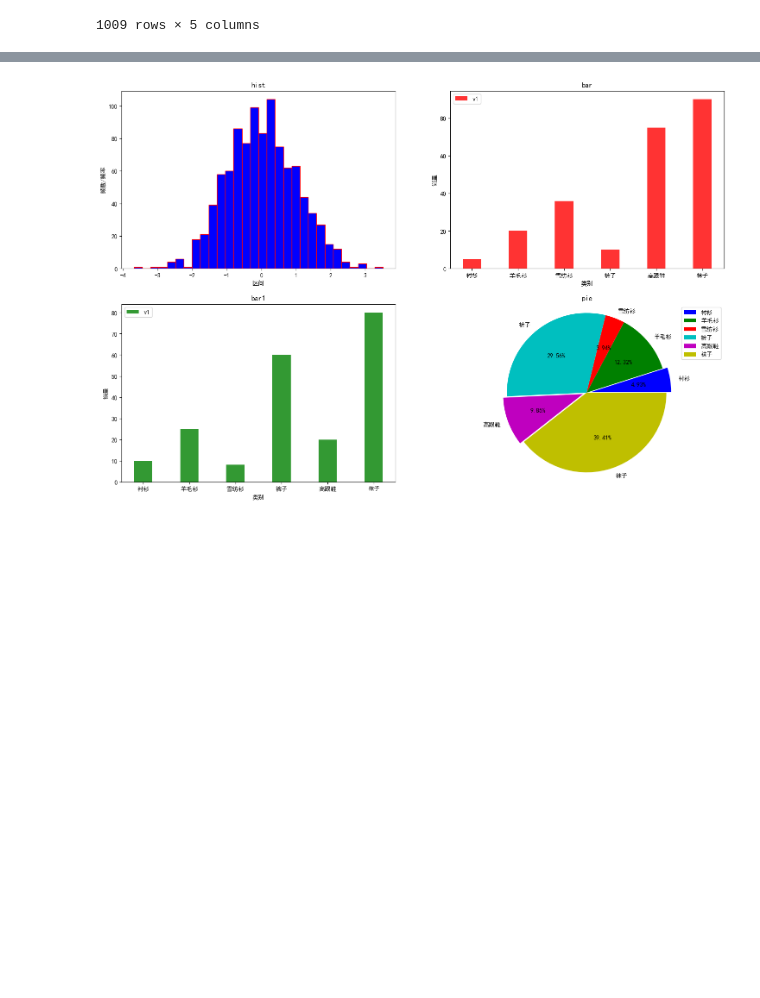
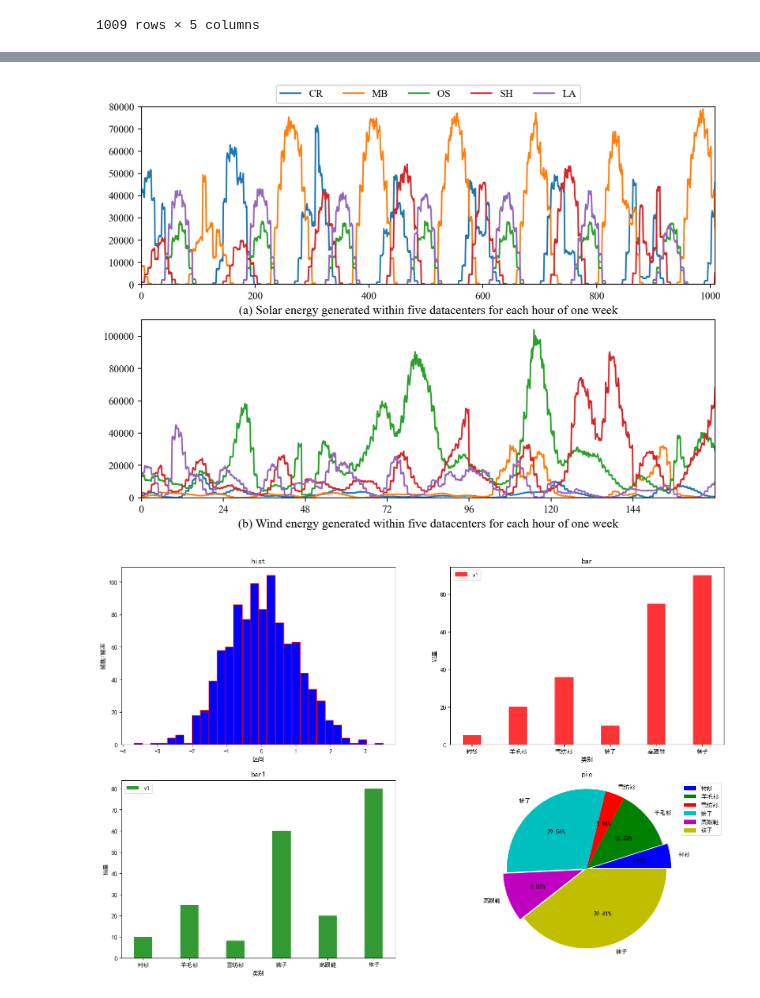
Before and after one commit to pmzhu444/CloudSimPerSimple, a Jupyter notebook: experiment_data/Untitled1.ipynb, the cells around one changed output, grey strips where cells are left out. Saved outputs shown, nothing was run; the diff lists cells and outputs as text; code cells hidden in the pictures; blank space fills up the shorter version.

```diff
--- a/experiment_data/Untitled1.ipynb
+++ b/experiment_data/Untitled1.ipynb
@@ -124,3 +127,32 @@ array([<AxesSubplot:>, <AxesSubplot:>], dtype=object)
+# %%
+figure ,axes =plt.subplots(2,1,figsize=(10,7),dpi=200)
+ax = axes.flatten()
+
+ax[0].plot(df_ReSupply_solar['CR'], label='CR')
+ax[0].plot(df_ReSupply_solar['MB'], label='MB')
+ax[0].plot(df_ReSupply_solar['OS'], label='OS')
+ax[0].plot(df_ReSupply_solar['SH'], label='SH')
+ax[0].plot(df_ReSupply_solar['LA'], label='LA')
+ax[0].set_xlim(0, 1008)
+ax[0].set_ylim(0, 80000)
+plt.xticks(np.arange(0, 1008, 72), np.arange(0, 168, 12))
+ax[0].set_title("(a) Solar energy generated within five datacenters for each hour of one week", y=-0.2)
+ax[0].legend(loc='upper center', bbox_to_anchor=(0.5, 1.15), ncol=5)
+
+ax[1].plot(df_ReSupply_wind['CR'])
+ax[1].plot(df_ReSupply_wind['MB'])
+ax[1].plot(df_ReSupply_wind['OS'])
+ax[1].plot(df_ReSupply_wind['SH'])
+ax[1].plot(df_ReSupply_wind['LA'])
+ax[1].set_xlim(0, 1008)
+ax[1].set_ylim(0, 110000)
+plt.xticks(np.arange(0, 1008, 144), np.arange(0, 168, 24))
+ax[1].set_title("(b) Wind energy generated within five datacenters for each hour of one week", y = -0.2)
+
+
+plt.show()
+# %% [output]
+[figure, added]
 # %%
 import matplotlib.pyplot as plt
 import numpy as np
```
Also changed, not shown: parts of 6 cells of this notebook.
